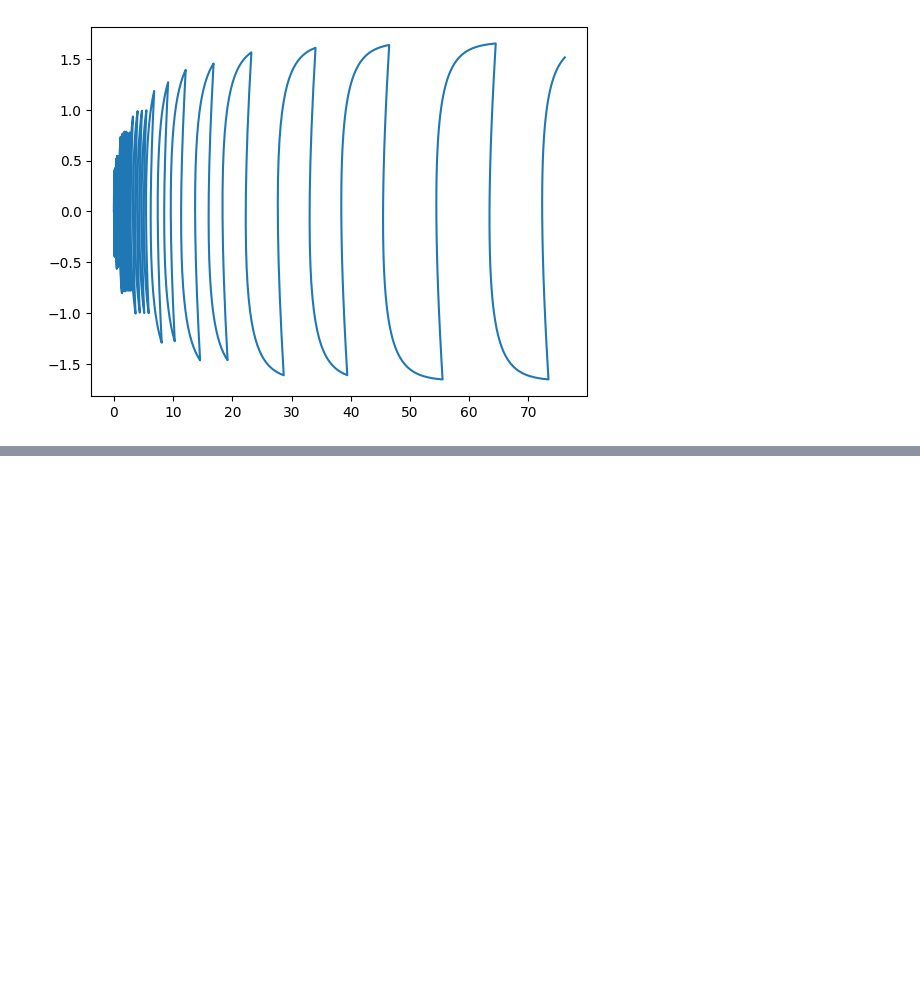
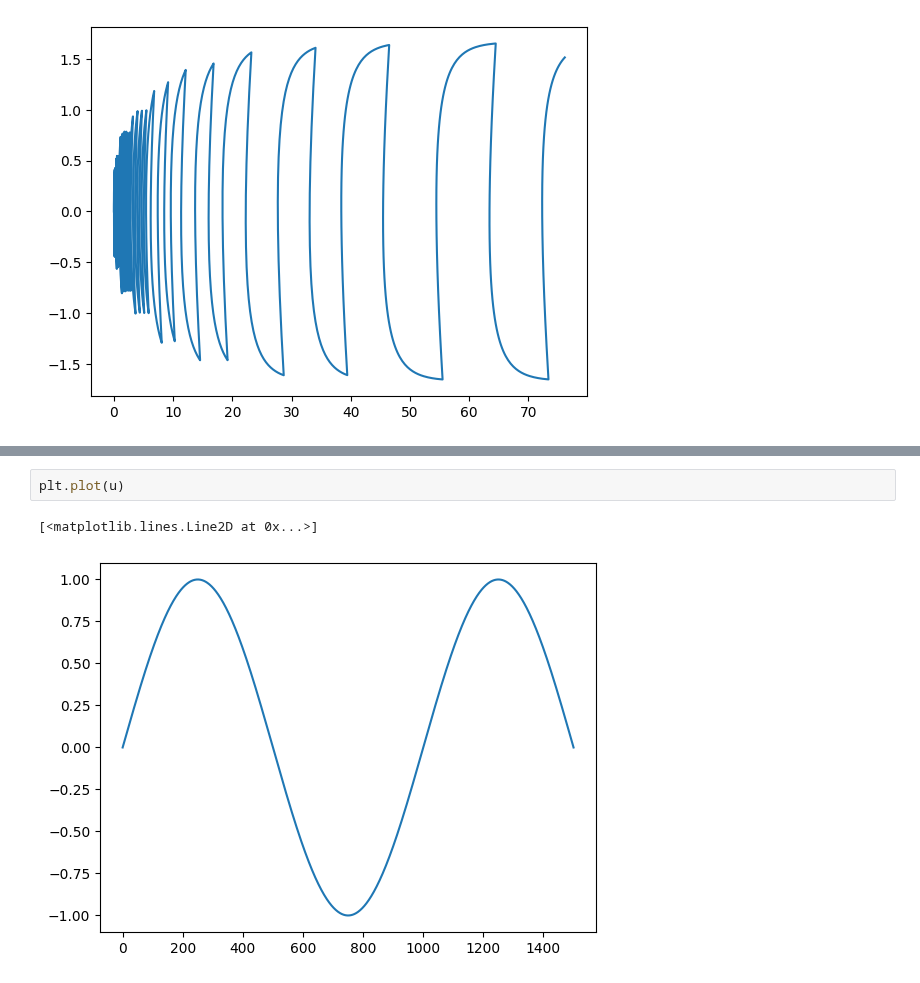
Before and after one commit to Jjineeq/hysteresis_curve, a Jupyter notebook: 23_04_26.ipynb, the cells around one changed output, grey strips where cells are left out. Drawn from its saved outputs; the diff is of its cells as text; blank space fills up the shorter version.

```diff
--- a/23_04_26.ipynb
+++ b/23_04_26.ipynb
@@ -31,0 +105,5 @@ plt.plot(df.iloc[:,1], df.iloc[:,2])
+# %%
+plt.plot(u)
+# %% [output]
+[<matplotlib.lines.Line2D at 0x...>]
+[figure, added]
```
Also changed, not shown: parts of 20 cells of this notebook.
